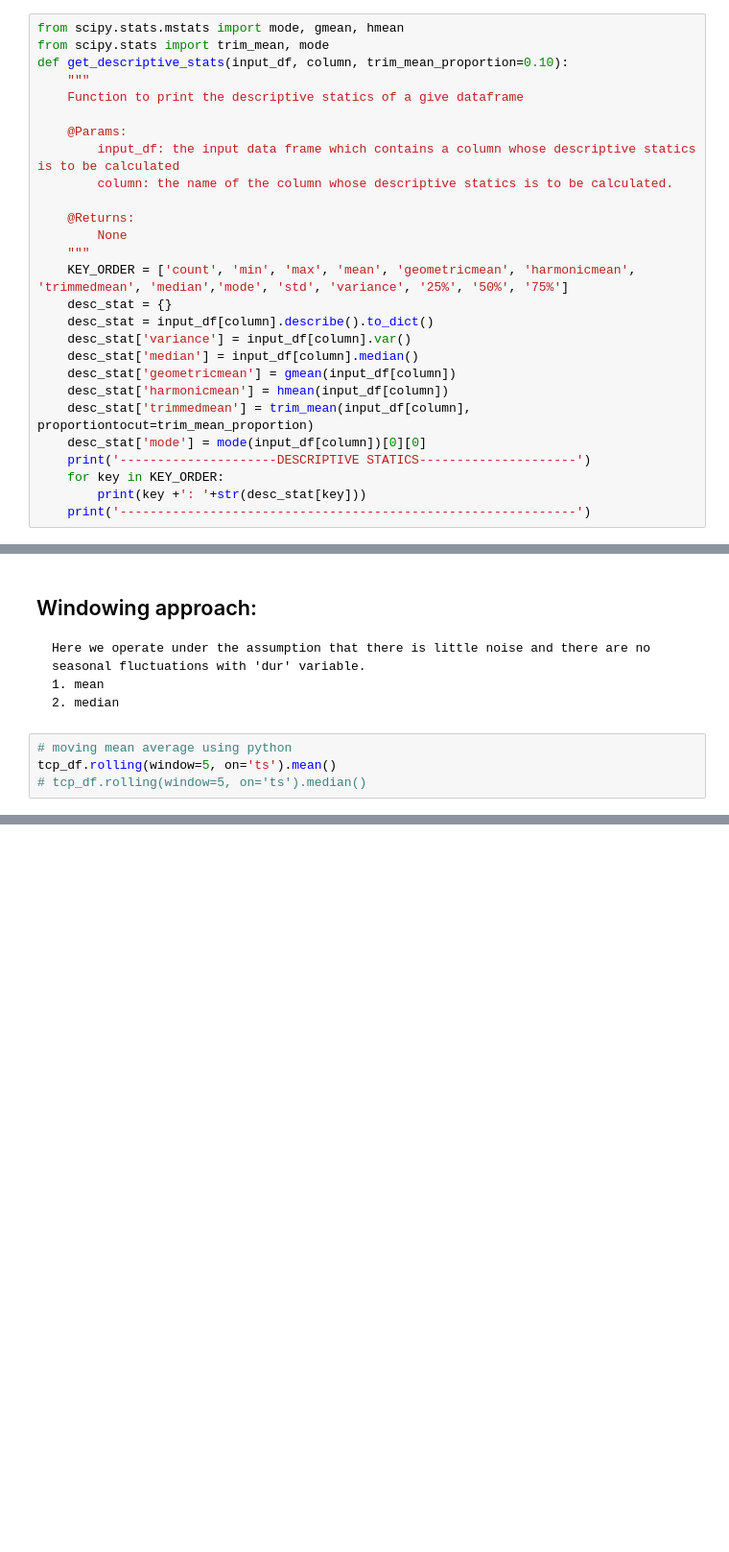
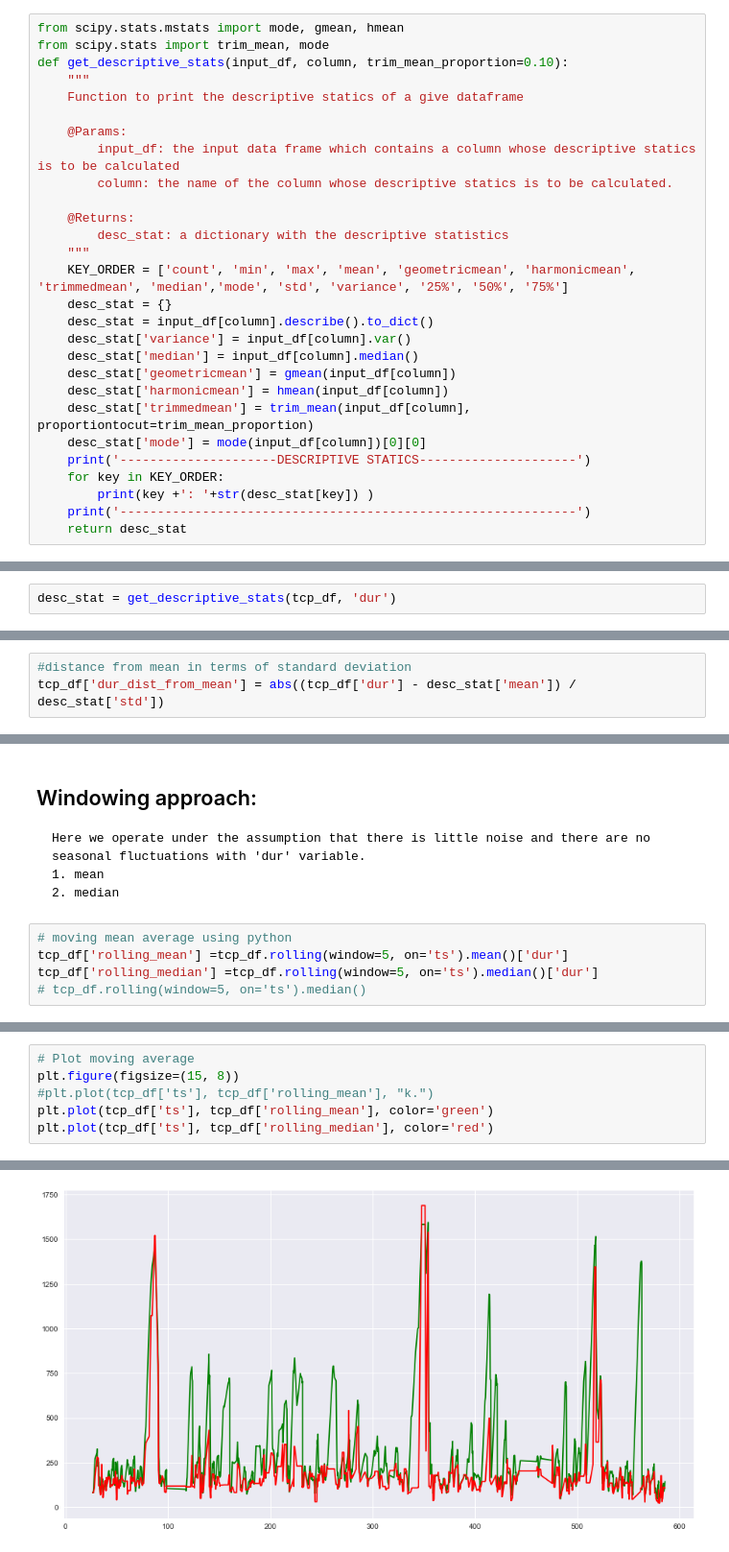
Before and after one commit to JosephKevin/TimeSeriesPrediction, a Jupyter notebook: ts_prediction_playground.ipynb, the cells around one changed output, grey strips where cells are left out. Shown at 96% size. Saved outputs shown, nothing was run; the diff lists cells and outputs as text; blank space fills up the shorter version.

```diff
--- a/ts_prediction_playground.ipynb
+++ b/ts_prediction_playground.ipynb
@@ -475,7 +475,7 @@ def get_descriptive_stats(input_df, column, trim_mean_proportion=0.10):
         column: the name of the column whose descriptive statics is to be calculated.
 
     @Returns:
-        None
+        desc_stat: a dictionary with the descriptive statistics
     """
     KEY_ORDER = ['count', 'min', 'max', 'mean', 'geometricmean', 'harmonicmean', 'trimmedmean', 'median','mode', 'std', 'variance', '25%', '50%', '75%']
     desc_stat = {}
@@ -488,6 +488,7 @@ def get_descriptive_stats(input_df, column, trim_mean_proportion=0.10):
     desc_stat['mode'] = mode(input_df[column])[0][0]
     print('---------------------DESCRIPTIVE STATICS---------------------')
     for key in KEY_ORDER:
-        print(key +': '+str(desc_stat[key]))
+        print(key +': '+str(desc_stat[key]) )
     print('-------------------------------------------------------------')
+    return desc_stat
 # %%
@@ -562,0 +568,2 @@ tcp_df[tcp_df.docker == 'None'].head()
+# %%
+desc_stat = get_descriptive_stats(tcp_df, 'dur')
@@ -562,0 +587,3 @@ tcp_df[tcp_df.docker == 'None'].head()
+# %%
+#distance from mean in terms of standard deviation
+tcp_df['dur_dist_from_mean'] = abs((tcp_df['dur'] - desc_stat['mean']) / desc_stat['std'])
@@ -567,5 +603,6 @@ tcp_df[tcp_df.docker == 'None'].head()
     2. median
 # %%
 # moving mean average using python
-tcp_df.rolling(window=5, on='ts').mean()
+tcp_df['rolling_mean'] =tcp_df.rolling(window=5, on='ts').mean()['dur']
+tcp_df['rolling_median'] =tcp_df.rolling(window=5, on='ts').median()['dur']
 # tcp_df.rolling(window=5, on='ts').median()
@@ -590,0 +609,7 @@ tcp_df.rolling(window=5, on='ts').mean()
+# %%
+# Plot moving average
+plt.figure(figsize=(15, 8))
+#plt.plot(tcp_df['ts'], tcp_df['rolling_mean'], "k.")
+plt.plot(tcp_df['ts'], tcp_df['rolling_mean'], color='green')
+plt.plot(tcp_df['ts'], tcp_df['rolling_median'], color='red')
+# %% [output]
@@ -590,0 +617 @@ tcp_df.rolling(window=5, on='ts').mean()
+[figure, added]
```
Also changed, not shown: parts of 25 cells of this notebook.
